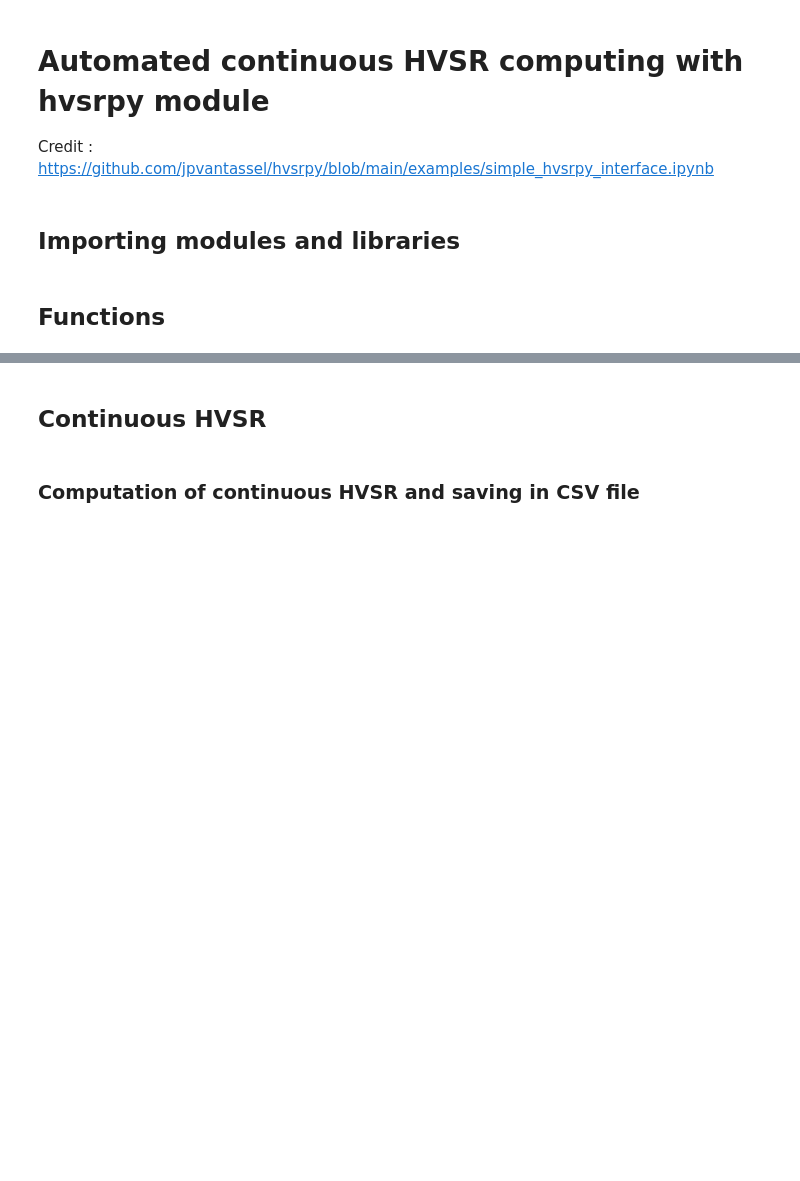
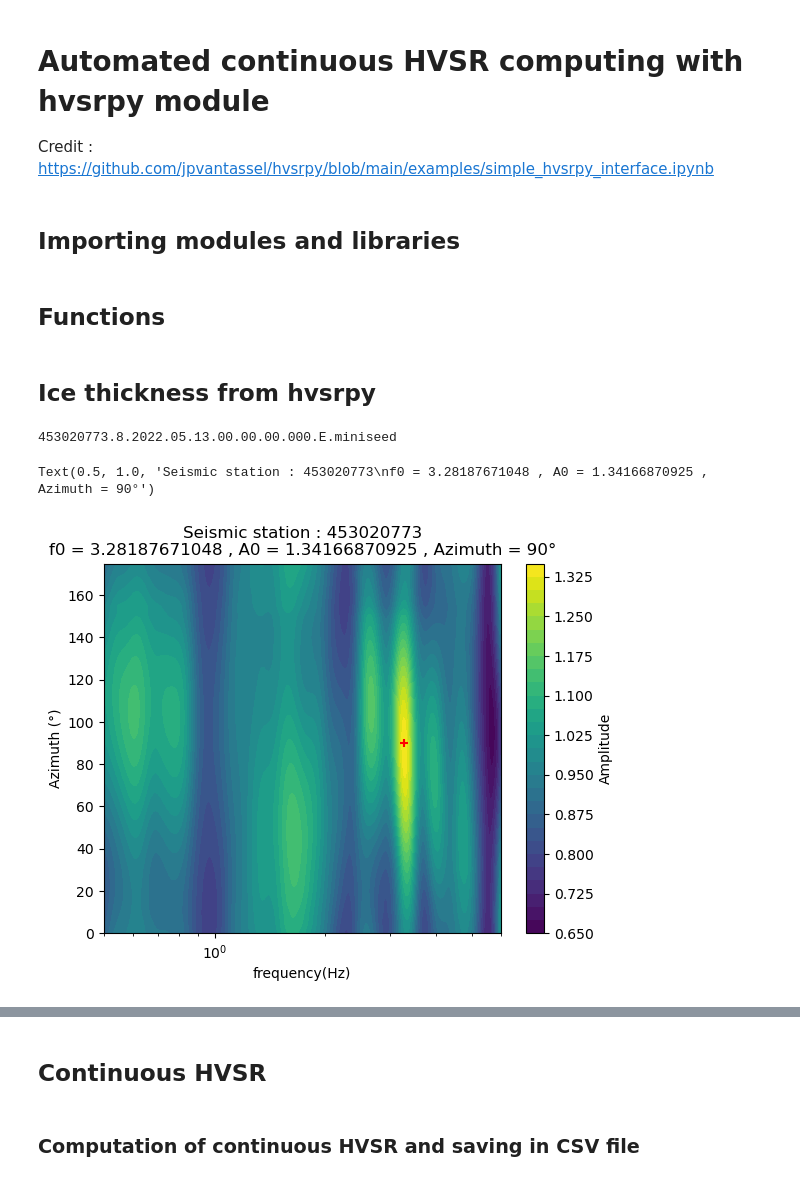
Before and after one commit to jgovoort/sismo-memo, a Jupyter notebook: Ice-thickness.ipynb, the cells around one changed output, grey strips where cells are left out. Saved outputs shown, nothing was run; the diff lists cells and outputs as text; code cells hidden in the pictures; blank space fills up the shorter version.

```diff
--- a/Ice-thickness.ipynb
+++ b/Ice-thickness.ipynb
@@ -311,3 +315,68 @@ def hv_maximum(sensor, windowlenght, f_min, f_max) :
     frq = hv.frq
 
     return meanamp, frq
+# %% [markdown]
+## Ice thickness from hvsrpy
+# %%
+windowlenght = 120 #second
+f_min = 0.5 # entre 900 et 100 mètres
+f_max = 6
+
+startnumber = '8'
+STATION = '453020773'
+
+root = 'D:\\Nodes_ablation_zone\\All_comp_DP_\\'
+fileroot= os.listdir(root)
+
+
+#permet de déterminer le format du fichier dans le dossier pour une station donnée
+for file in fileroot :
+    if file.startswith(STATION+'.'+str(startnumber)+'.') and file.endswith('.E.miniseed') :
+            traceE = obspy.read(root+file)
+            print(file)
+    elif file.startswith(STATION+'.'+str(startnumber)+'.') and file.endswith('.N.miniseed') :
+            traceN = obspy.read(root+file)
+    elif file.startswith(STATION+'.'+str(startnumber)+'.') and file.endswith('.Z.miniseed') :
+            traceZ = obspy.read(root+file)
+
+dt = traceZ[0].stats.delta #permet de connaitre le sample rate
+
+#mise au format sigpropy pour être utilisé dans hvsrpy
+
+SigtraceE = sigpropy.TimeSeries(traceE[0].data, dt)
+SigtraceN = sigpropy.TimeSeries(traceN[0].data, dt)
+SigtraceZ = sigpropy.TimeSeries(traceZ[0].data, dt)
+
+sensor = hvsrpy.Sensor3c(SigtraceN,SigtraceE,SigtraceZ)
+
+AZIAMP = []
+AZI = []
+AZIFRQ = []
+
+for az in range(0,180,5) :
+    #print(az)
+    meanamp, frq = hv_maximum(sensor, windowlenght, f_min, f_max,az)
+    AZIAMP.append(meanamp)
+    AZI.append([az]*len(frq))
+    AZIFRQ.append(frq)
+# %% [output]
+453020773.8.2022.05.13.00.00.00.000.E.miniseed
+# %%
+AZIFRQ = np.array(AZIFRQ)
+AZIAMP = np.array(AZIAMP)
+AZI = np.array(AZI)
+
+ind = np.unravel_index(np.argmax(AZIAMP, axis=None), AZIAMP.shape)
+a0 = np.max(AZIAMP, axis=None)
+
+plt.contourf(AZIFRQ,AZI,AZIAMP,30)
+plt.xlabel('frequency(Hz)')
+plt.ylabel('Azimuth (°)')
+cbar = plt.colorbar(label='Amplitude')
+plt.scatter(frq[ind[1]],AZI[ind[0]][0],c='r',marker='+')
+plt.xscale('log')
+title = 'Seismic station : '+STATION+'\n'+'f0 = '+str(frq[ind[1]])+' , A0 = ' +str(a0)+' , Azimuth = ' +str(AZI[ind[0]][0])+'°'
+plt.title(title)
+# %% [output]
+Text(0.5, 1.0, 'Seismic station : 453020773\nf0 = 3.28187671048 , A0 = 1.34166870925 , Azimuth = 90°')
+[figure, added]
```
Also changed, not shown: parts of 6 cells of this notebook, 9 other files.
